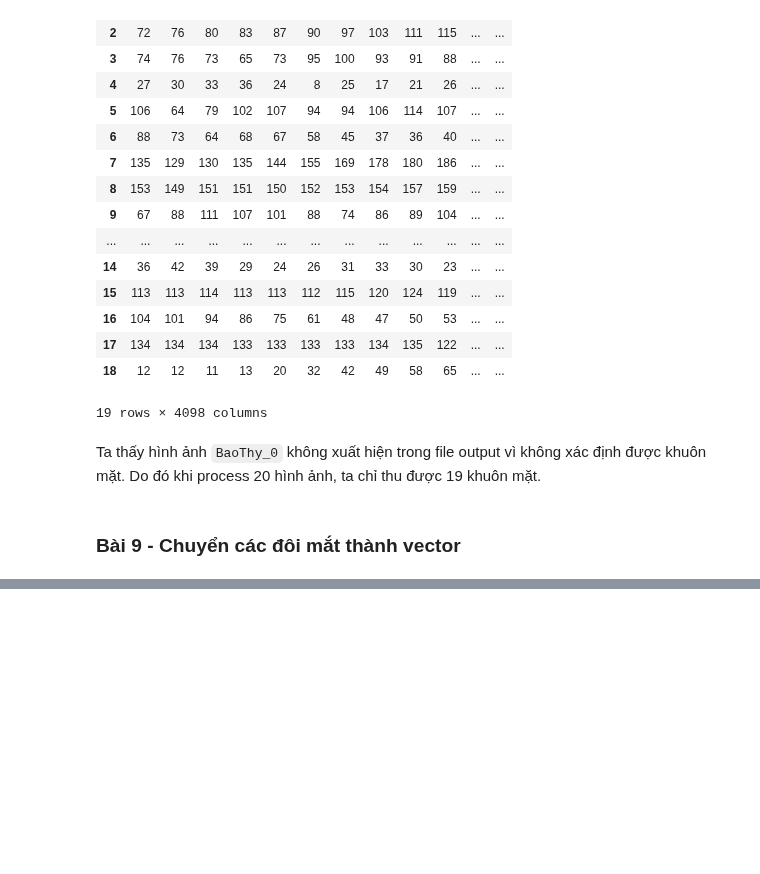
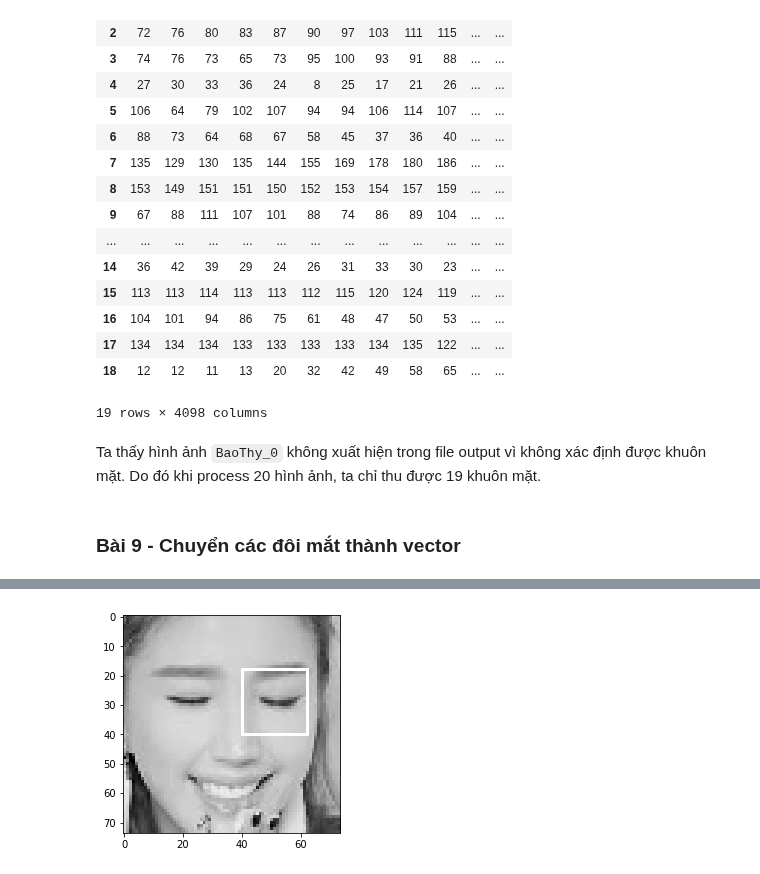
Before and after one commit to riduan91/DSC101, a Jupyter notebook: Lesson9/TD/FaceRecognitionWithSVM.ipynb, the cells around one changed output, grey strips where cells are left out. Drawn from its saved outputs; the diff is of its cells as text; code cells hidden in the pictures; blank space fills up the shorter version.

```diff
--- a/Lesson9/TD/FaceRecognitionWithSVM.ipynb
+++ b/Lesson9/TD/FaceRecognitionWithSVM.ipynb
@@ -454,0 +508,7 @@ Ta thấy hình ảnh `BaoThy_0` không xuất hiện trong file output vì khô
+# %%
+# 1 ảnh "xấu" khác. Trong code của lời giải xử lí nếu index > len(self.normalized_eyes) thì in ra thông báo "Chỉ có ... mắt" được tìm ra"
+face = Face('ImageFolder/BaoThy_103.png')
+face.draw('eye_marked', 0)
+face.draw('eye_marked', -1)
+# %% [output]
+[figure, added]
```
Also changed, not shown: parts of 8 cells of this notebook, 3 other files.
